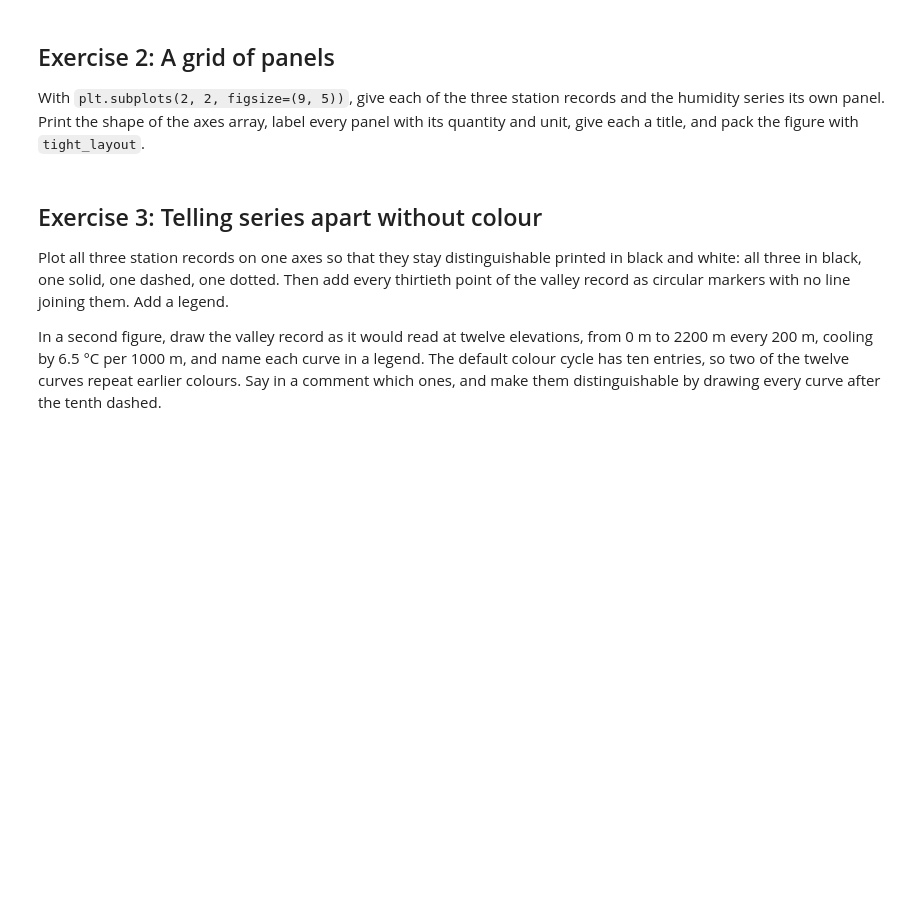
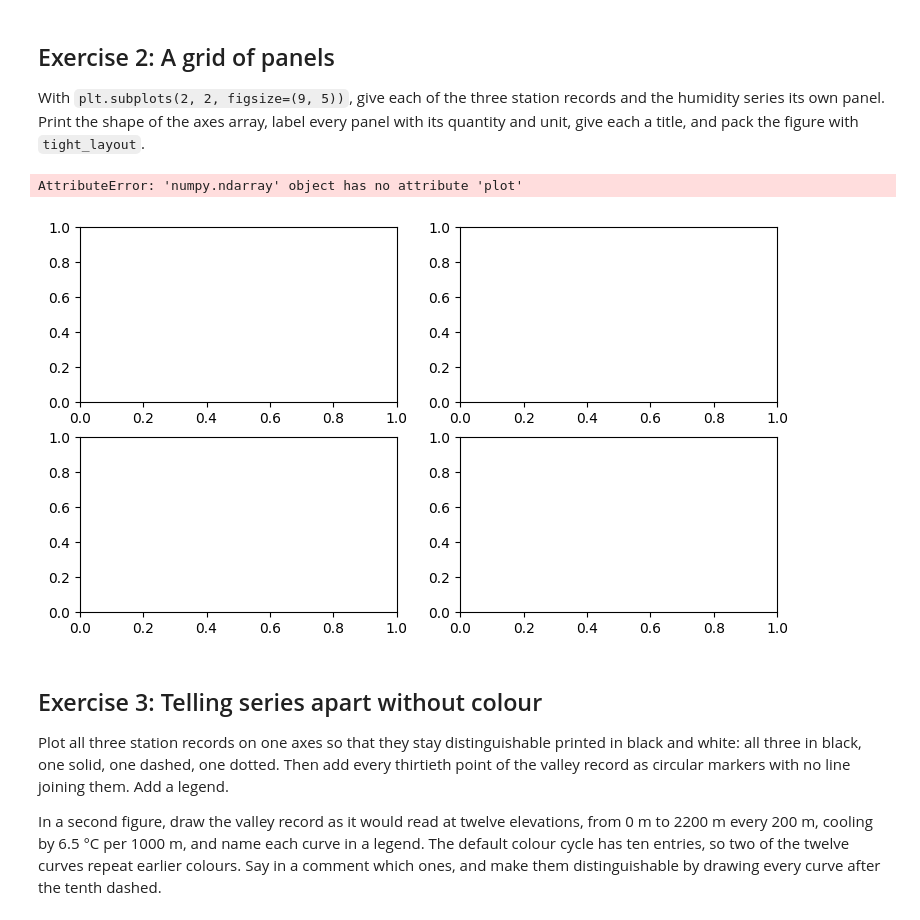
Before and after one commit to elena-gazzini/2026_Intro_Python, a Jupyter notebook: EG_1_4_matplotlib_and_xarray_exercises.ipynb, the cells around one changed output. Cells and saved outputs as stored; diff of their text form; code cells hidden in the pictures; blank space fills up the shorter version.

```diff
--- a/EG_1_4_matplotlib_and_xarray_exercises.ipynb
+++ b/EG_1_4_matplotlib_and_xarray_exercises.ipynb
@@ -60,3 +92,17 @@ quantity and unit, give each a title, and pack the figure with `tight_layout`.
+# %%
+# Your solution here
+fig, ax = plt.subplots(2, 2, figsize=(9, 5))
+ax.plot(days, rh_percent, days, rh_percent, days, rh_percent)
+ax.set_xlabel("day of year")
+ax.set_ylabel("humidity peaks")
+plt.show()
+
+# flase: fig, ax = plt.subplots(5, 6)
+ax[0,0].plot(days, ts_celsius)
+plt.show()
+# %% [output]
+AttributeError: 'numpy.ndarray' object has no attribute 'plot'
+[figure, added]
 # %% [markdown]
 ## Exercise 3: Telling series apart without colour
 
```
Also changed, not shown: parts of 5 cells of this notebook.
